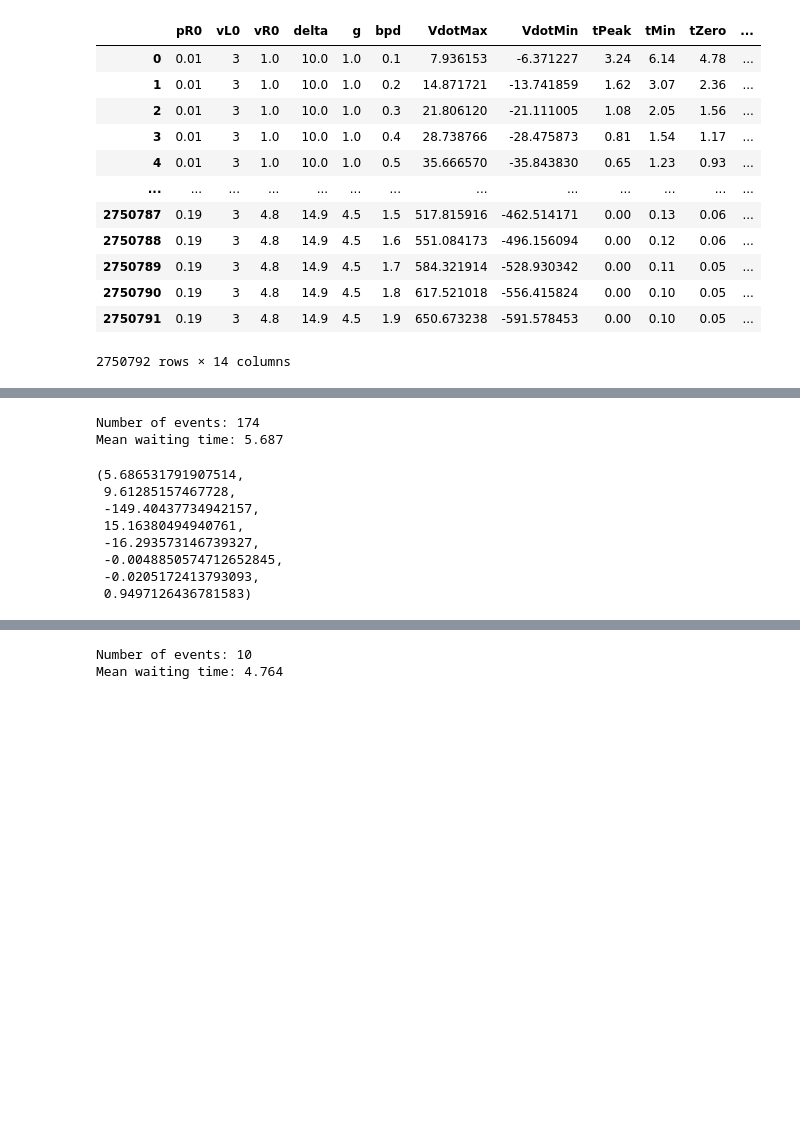
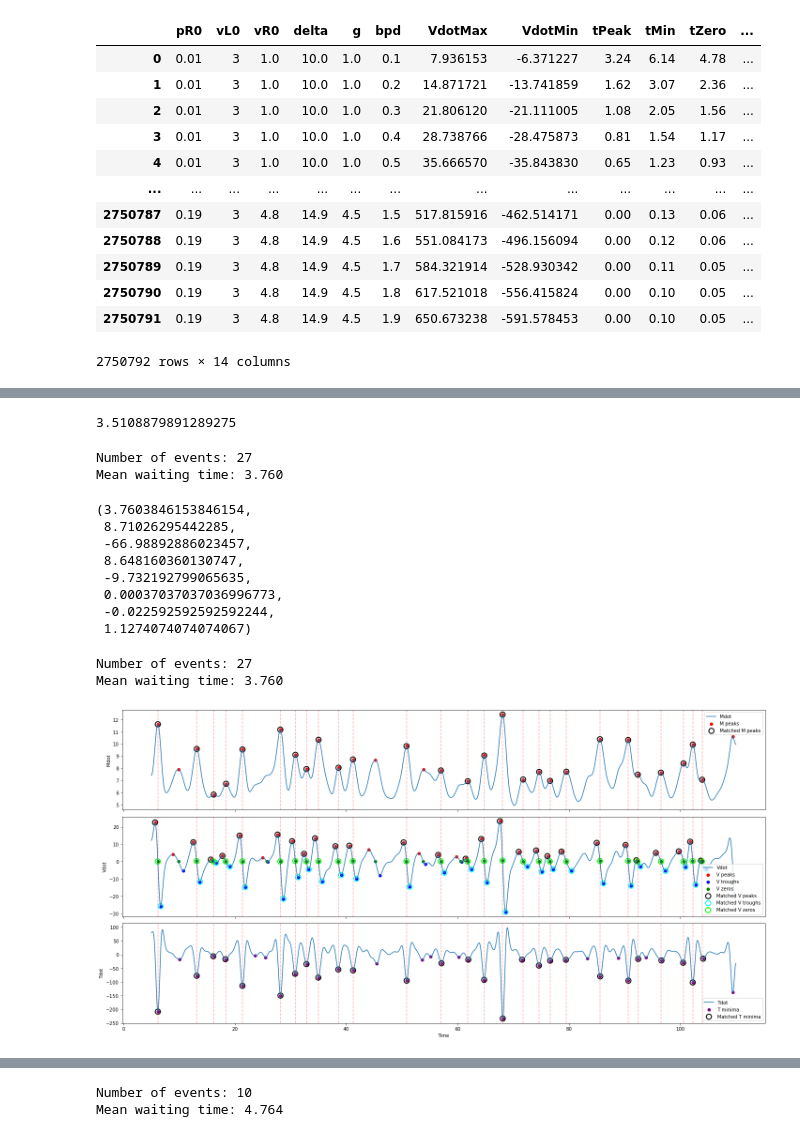
Before and after one commit to Abol-NH3/Fitness_Waves, a Jupyter notebook: notebooks/Detection.ipynb, the cells around one changed output, grey strips where cells are left out. Cells and saved outputs as stored; diff of their text form; code cells hidden in the pictures; blank space fills up the shorter version.

```diff
--- a/notebooks/Detection.ipynb
+++ b/notebooks/Detection.ipynb
@@ -47,16 +305,16 @@ g=1
 # %%
 def detect_events(Mdot, Vdot, Sdot, skip, tmax, t_lag, n_individuals):
     tarray = np.arange(skip*n_individuals, tmax*n_individuals, t_lag) / n_individuals
-    M_s = gaussian_filter1d(Mdot[:int((tmax-skip)*n_individuals/t_lag)], sigma=3)
-    V_s = gaussian_filter1d(Vdot[:int((tmax-skip)*n_individuals/t_lag)], sigma=3)
-    T_s = gaussian_filter1d(Sdot[:int((tmax-skip)*n_individuals/t_lag)], sigma=3)
+    M_s = gaussian_filter1d(Mdot[:int((tmax-skip)*n_individuals/t_lag)], sigma=30)
+    V_s = gaussian_filter1d(Vdot[:int((tmax-skip)*n_individuals/t_lag)], sigma=30)
+    T_s = gaussian_filter1d(Sdot[:int((tmax-skip)*n_individuals/t_lag)], sigma=30)
 
-    M_peaks, _ = find_peaks( M_s, height=np.mean( M_s) + 0.0*np.std( M_s), distance=100)
+    M_peaks, _ = find_peaks( M_s, height=0*np.mean( M_s) + 0*np.std( M_s), distance=100)
 
-    T_peaks, _ = find_peaks(-T_s, height=np.mean(-T_s) + 0.5*np.std(-T_s), distance=100)
+    T_peaks, _ = find_peaks(-T_s, height=0*np.mean(-T_s) + 0*np.std(-T_s), distance=100)
 
-    V_max_idx, _ = find_peaks(V_s, height=np.mean(V_s) + 0.5*np.std(V_s), distance=100)
-    V_min_idx, _ = find_peaks(-V_s, height=np.mean(-V_s) + 0.5*np.std(-V_s), distance=100)
+    V_max_idx, _ = find_peaks(V_s, height=0*np.mean(V_s) + 0*np.std(V_s), distance=100)
+    V_min_idx, _ = find_peaks(-V_s, height=0*np.mean(-V_s) + 0*np.std(-V_s), distance=100)
     extrema = np.sort(np.concatenate([V_max_idx, V_min_idx]))
     is_max = {i: True for i in V_max_idx}
     is_min = {i: True for i in V_min_idx}
@@ -105,7 +363,8 @@ def detect_events(Mdot, Vdot, Sdot, skip, tmax, t_lag, n_individuals):
             continue
         vz = v_candidates[np.argmin(np.abs(tarray[v_candidates] - t_m))]
         v_peak_near = V_peaks[np.argmin(np.abs(tarray[V_peaks] - t_m))]
-        v_trough_near = V_troughs[np.argmin(np.abs(tarray[V_troughs] - t_m))]
+        # v_trough_near = V_troughs[np.argmin(np.abs(tarray[V_troughs] - t_m))]
+        v_trough_near = V_troughs[np.where(V_troughs > v_peak_near)[0][0]] if np.any(V_troughs > v_peak_near) else v_peak_near
 
         dt_M_T = tarray[tp] - t_m
         dt_M_V0 = tarray[vz] - t_m
@@ -150,6 +409,26 @@ def detect_events(Mdot, Vdot, Sdot, skip, tmax, t_lag, n_individuals):
 
     return tarray, M_s, V_s, T_s, M_peaks, V_peaks, V_zeros, V_troughs, T_peaks, event_M_idx, event_T_idx, event_V0_idx, event_Vpk_idx, event_Vtr_idx, event_times, M_vals, T_vals, V_max_vals, V_min_vals, dt_M_T, dt_M_V0, dt_Vpk_Vtr, waiting_times
 
+def detect_events_ensemble(Mdot, Vdot, Sdot, skip, tmax, t_lag, n_individuals):
+    n_ens = Mdot.shape[0]
+
+    # aggregated outputs (same order as original return)
+    outputs = [[] for _ in range(23)]  # your function returns 23 items
+
+    for k in range(n_ens):
+        res = detect_events(
+            Mdot[k], Vdot[k], Sdot[k],
+            skip, tmax, t_lag, n_individuals
+        )
+
+        for i, r in enumerate(res):
+            outputs[i].append(r)
+
+    # optional: convert what we safely can to arrays
+    outputs[0] = outputs[0][0]  # tarray (same for all)
+    # everything else stays list-of-arrays (since lengths differ)
+
+    return tuple(outputs)
 
 def plot_events(tarray, M_s, V_s, T_s, M_peaks, V_peaks, V_zeros, V_troughs, T_peaks, event_M_idx, event_T_idx, event_V0_idx, event_Vpk_idx, event_Vtr_idx, event_times):
     # ---- plotting ----
@@ -1044,0 +1656,5 @@ res = simulate_system(0.05, 1, 2, 10, 1, 0.1, dt=1e-2)
+# %%
+
+print(np.mean(all_waiting))
+# %% [output]
+3.5108879891289275
@@ -1064,16 +1720,24 @@ Sdot = np.gradient(Moments[:], 1) * n_individuals / (t_lag)
 # %%
 tarray, M_s, V_s, T_s, M_peaks, V_peaks, V_zeros, V_troughs, T_peaks, event_M_idx, event_T_idx, event_V0_idx, event_Vpk_idx, event_Vtr_idx, event_times, M_vals, T_vals, V_max_vals, V_min_vals, dt_M_T, dt_M_V0, dt_Vpk_Vtr, waiting_times = detect_events(Mdot, Vdot, Sdot, skip, tmax, t_lag, n_individuals)
 # %% [output]
-Number of events: 174
-Mean waiting time: 5.687
+Number of events: 27
+Mean waiting time: 3.760
 # %%
 np.mean(waiting_times), np.mean(M_vals), np.mean(T_vals), np.mean(V_max_vals), np.mean(V_min_vals), np.mean(dt_M_T), np.mean(dt_M_V0), np.mean(dt_Vpk_Vtr)
 # %% [output]
-(5.686531791907514,
- 9.61285157467728,
- -149.40437734942157,
- 15.16380494940761,
- -16.293573146739327,
- -0.0048850574712652845,
- -0.0205172413793093,
- 0.9497126436781583)
+(3.7603846153846154,
+ 8.71026295442285,
+ -66.98892886023457,
+ 8.648160360130747,
+ -9.732192799065635,
+ 0.00037037037036996773,
+ -0.022592592592592244,
+ 1.1274074074074067)
+# %%
+tarray, M_s, V_s, T_s, M_peaks, V_peaks, V_zeros, V_troughs, T_peaks, event_M_idx, event_T_idx, event_V0_idx, event_Vpk_idx, event_Vtr_idx, event_times, M_vals, T_vals, V_max_vals, V_min_vals, dt_M_T, dt_M_V0, dt_Vpk_Vtr, waiting_times = detect_events(Mdot, Vdot, Sdot, skip, tmax, t_lag, n_individuals)
+
+plot_events(tarray, M_s, V_s, T_s, M_peaks, V_peaks, V_zeros, V_troughs, T_peaks, event_M_idx, event_T_idx, event_V0_idx, event_Vpk_idx, event_Vtr_idx, event_times)
+# %% [output]
+Number of events: 27
+Mean waiting time: 3.760
+[figure, added]
```
Also changed, not shown: parts of 20 cells of this notebook, 11 other files.
